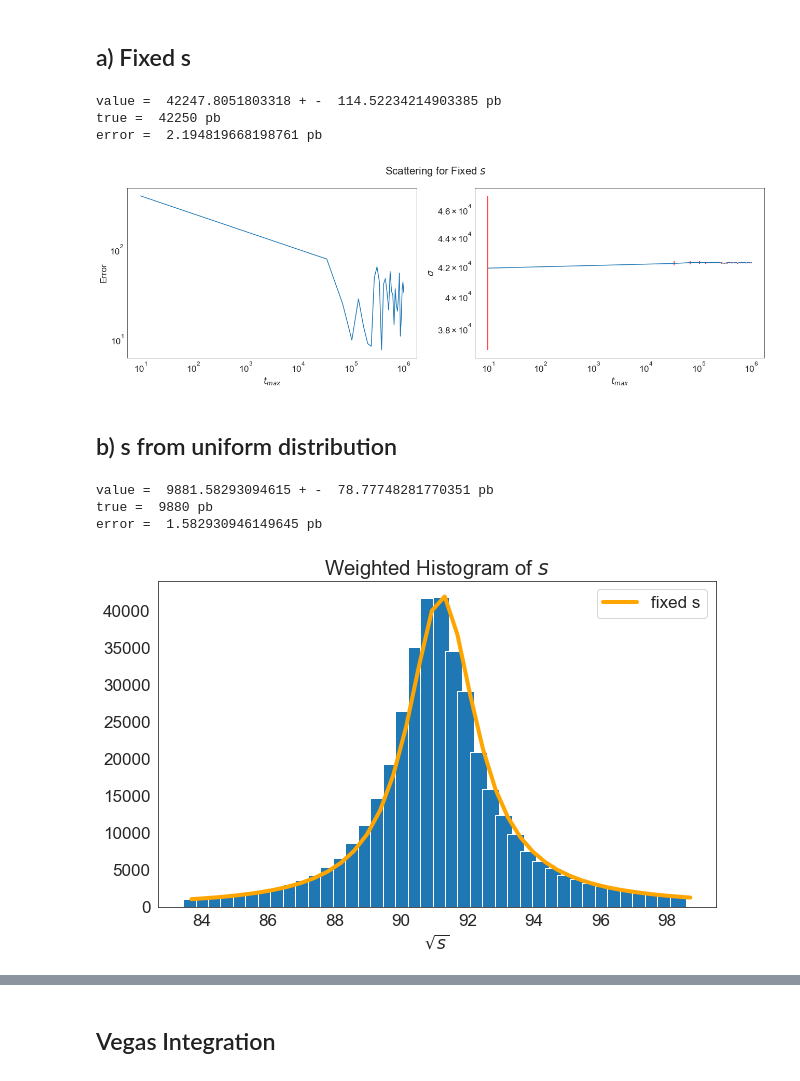
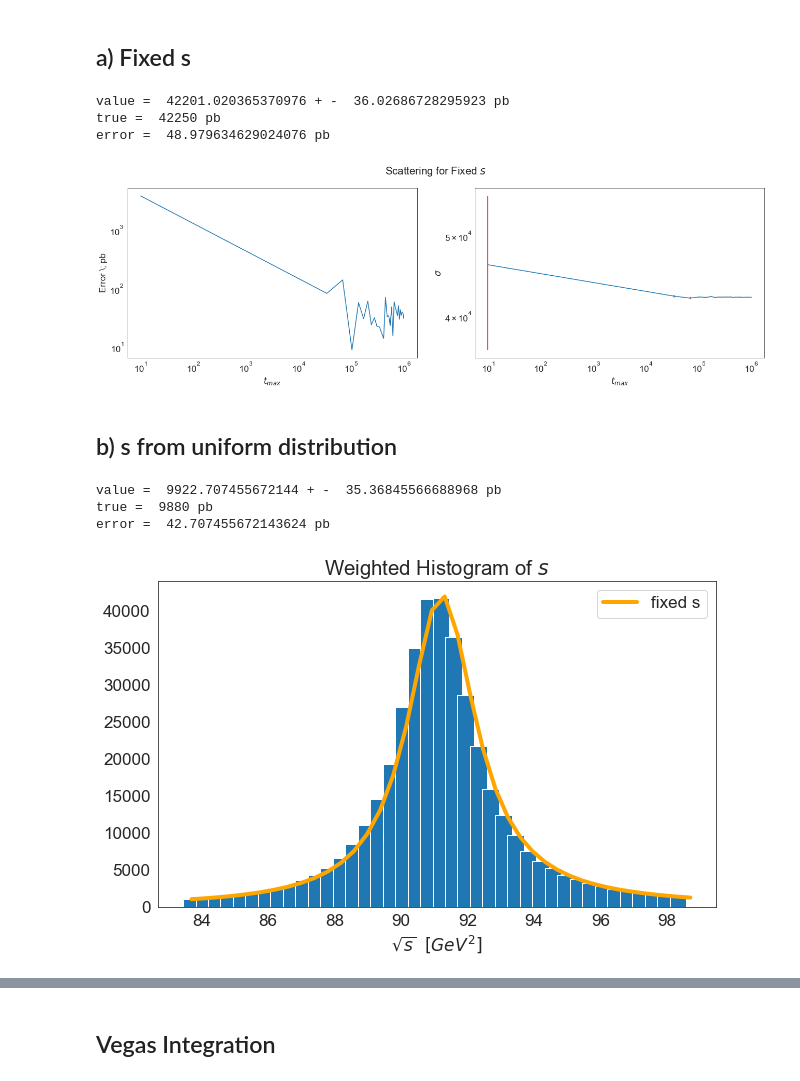
Before and after one commit to Ssalazar12/Physics, a Jupyter notebook: montecarlo_qcd/problem_1_montecarlo.ipynb, the cells around one changed output, grey strips where cells are left out. Cells and saved outputs as stored; diff of their text form; code cells hidden in the pictures.

```diff
--- a/montecarlo_qcd/problem_1_montecarlo.ipynb
+++ b/montecarlo_qcd/problem_1_montecarlo.ipynb
@@ -41,6 +46,7 @@ def Chi2(s_var):
     return (k**2)*(s_var**2)/( (s_var-Mz**2)**2 + Gammaz**2*Mz**2)
 
 def initialize_quark_sequence(N_steps):
+    # cdraw random quark flavors for each montecarlo step and calculate their quantities
 
     # randomly generate the indices
     flavor_indices = np.random.randint(0,Nq, size=N_steps)
@@ -51,7 +57,7 @@ def initialize_quark_sequence(N_steps):
     Aq_array = Af(isospin_sequence)
     Vq_array = Vf(isospin_sequence, charge_sequence)
 
-    return
+    return charge_sequence, Aq_array, Vq_array
 
 
 def init_montecarlo(N_steps,s0, s_constant=True):
@@ -61,13 +67,7 @@ def init_montecarlo(N_steps,s0, s_constant=True):
     #        s_constant: Boolean, indicates whether to use uniform or fixed s
 
     # randomly generate the indices
-    flavor_indices = np.random.randint(0,Nq, size=N_steps)
-
-    # calculate the values for each step
-    charge_sequence = np.asarray([quark_charges[x] for x in flavor_indices])
-    isospin_sequence = np.asarray([quark_isospin[x] for x in flavor_indices])
-    Aq_array = Af(isospin_sequence)
-    Vq_array = Vf(isospin_sequence, charge_sequence)
+    charge_sequence, Aq_array, Vq_array = initialize_quark_sequence(N_steps)
 
     # draw random numbers for the integration
     if s_constant==True:
@@ -177,7 +180,7 @@ quark_isospin = np.asarray([T3u,T3u,T3e,T3e,T3e])
 ## a) Fixed s
 # %%
 benchmark_value = 42_250
-N_montecarlo = 5*10**4
+N_montecarlo = 5*10**5
 s0 = Mz**2
 
 # perform the integration
@@ -188,9 +191,9 @@ print('value = ', sigma_res, '+ - ', montecarlo_uncertainty, 'pb')
 print('true = ', benchmark_value, 'pb')
 print('error = ', np.abs(sigma_res-benchmark_value), 'pb')
 # %% [output]
-value =  42247.8051803318 + -  114.52234214903385 pb
+value =  42201.020365370976 + -  36.02686728295923 pb
 true =  42250 pb
-error =  2.194819668198761 pb
+error =  48.979634629024076 pb
 # %%
 # calculate the cross section for several max montecarlo points
 N_list = np.linspace(10, 10**6,30).astype(int)
@@ -208,27 +211,27 @@ for n in N_list:
 # %%
 plt.figure(figsize=(22,6))
 plt.tight_layout()
 plt.suptitle('Scattering for Fixed $s$')
 
 plt.subplot(1,2,1)
 plt.loglog(N_list, error_list)
 plt.xlabel('$t_{max}$')
-plt.ylabel('Error')
+plt.ylabel('Error \; pb')
 
 plt.subplot(1,2,2)
 plt.errorbar(N_list, sigma_list, yerr=uncertainty_list,ecolor='red')
 plt.yscale('log')
 plt.xscale('log')
 plt.xlabel('$t_{max}$')
 plt.ylabel('$\sigma$')
 plt.savefig('figures/montecarlo_fixed_s.png')
 # %% [output]
-[figure, old version]
+[figure, new version]
 # %% [markdown]
 ## b)  s from uniform distribution
 # %%
 benchmark_value = 9880
-N_montecarlo = 10**5
+N_montecarlo = 5*10**5
 
 sigma_eval_0, sigma_res, montecarlo_uncertainty, error,s_0 = \
                           montecarlo_cross_section(N_montecarlo, benchmark_value, s0 ,constant_s=False )
@@ -237,9 +240,9 @@ print('value = ', sigma_res, '+ - ', montecarlo_uncertainty, 'pb')
 print('true = ', benchmark_value, 'pb')
 print('error = ', np.abs(sigma_res-benchmark_value), 'pb')
 # %% [output]
-value =  9881.58293094615 + -  78.77748281770351 pb
+value =  9922.707455672144 + -  35.36845566688968 pb
 true =  9880 pb
-error =  1.582930946149645 pb
+error =  42.707455672143624 pb
 # %%
 # comparisson with the constant s case
 s_array = np.linspace((Mz - 3*Gammaz)**2 ,(Mz + 3*Gammaz)**2, num=40)
@@ -255,18 +258,18 @@ sigma_s = np.asarray(sigma_s)
 f_s = 1.0/((Mz + 3*Gammaz)**2-(Mz - 3*Gammaz)**2)
 
 hist, bin_edges = np.histogram(np.sqrt(s_0), weights=sigma_eval_0, bins=40)
-hist = (hist*1/f_s)*10**7
+hist = (hist*1/f_s)*20*10**5
 
 plt.figure(figsize=(10,6))
 plt.title('Weighted Histogram of $s$')
 plt.bar(bin_edges[:-1], hist, width = 0.5)
 plt.plot(np.sqrt(s_array),sigma_s, color='orange', linewidth=4, label='fixed s')
-plt.xlabel("$\sqrt{s}$")
+plt.xlabel("$\sqrt{s} \;\; [GeV^2]$")
 plt.legend()
 
 plt.savefig('figures/s_histogram.png')
 # %% [output]
-[figure, old version]
+[figure, new version]
 # %%
 # calculate the cross section for several max montecarlo points
 N_list = np.linspace(10, 10**6,30).astype(int)
```
Also changed, not shown: parts of 20 cells of this notebook.
